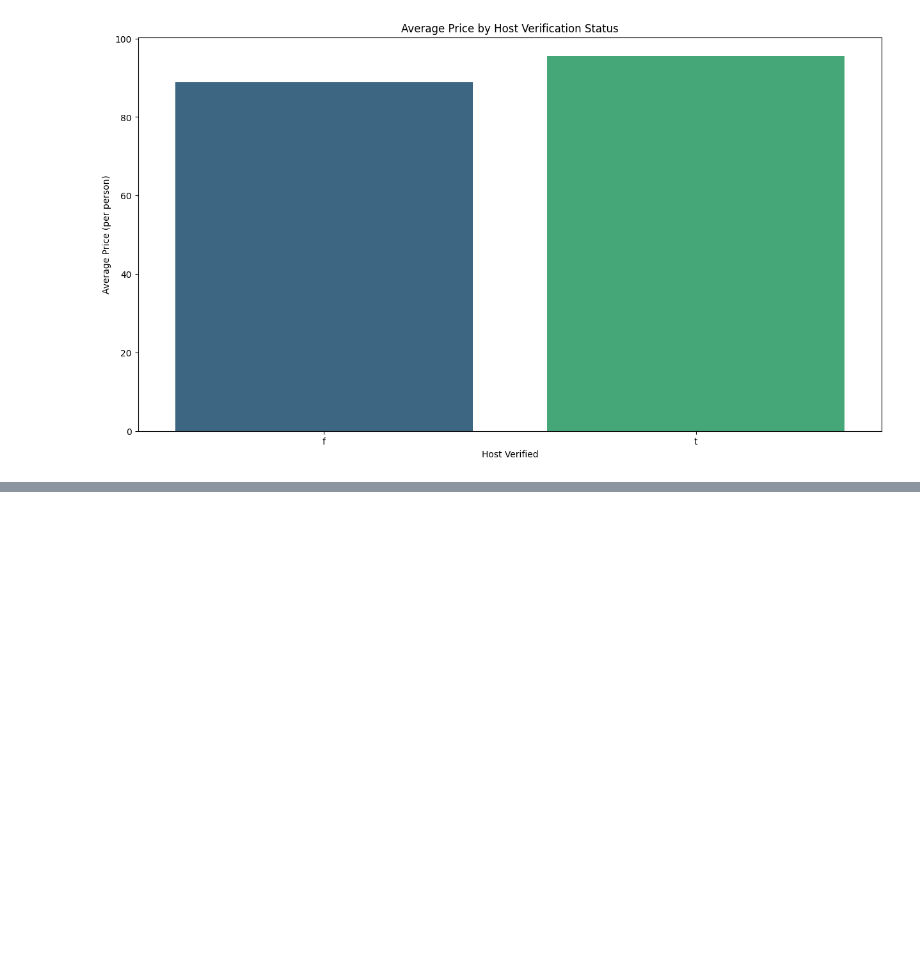
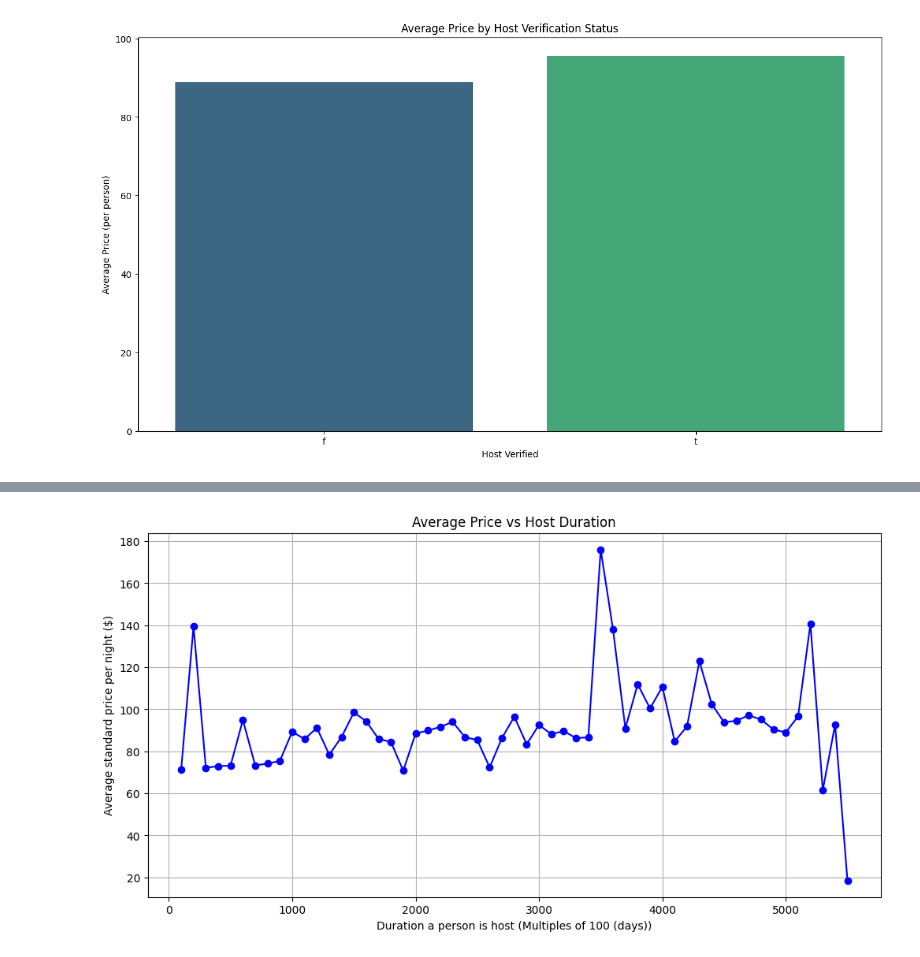
Before and after one commit to karenstevani/data_project, a Jupyter notebook: finaldataproject.ipynb, the cells around one changed output, grey strips where cells are left out. Saved outputs shown, nothing was run; the diff lists cells and outputs as text; code cells hidden in the pictures; blank space fills up the shorter version.

Commit message:
inputted duration vs price

```diff
--- a/finaldataproject.ipynb
+++ b/finaldataproject.ipynb
@@ -342,0 +345,8 @@ Passing `palette` without assigning `hue` is deprecated and will be removed in v
+# %%
+def nearest_multiple_of_100(x):
+    return (x // 100) * 100
+
+listing_data['duration_multiple_of_100'] = listing_data['days_since_start'].apply(nearest_multiple_of_100)
+average_price_by_duration = listing_data.groupby('duration_multiple_of_100')['standard_price'].mean().reset_index()
+average_price_by_duration.columns = ['Duration (Days Multiple of 100)', 'Average Price']
+print(average_price_by_duration)
@@ -342,0 +371,18 @@ Passing `palette` without assigning `hue` is deprecated and will be removed in v
+# %%
+plt.figure(figsize=(12, 6))
+
+plt.plot(
+    average_price_by_duration['Duration (Days Multiple of 100)'],
+    average_price_by_duration['Average Price'],
+    marker='o',
+    linestyle='-',
+    color='b'
+)
+
+plt.xlabel('Duration a person is host (Multiples of 100 (days))')
+plt.ylabel('Average standard price per night ($)')
+plt.title('Average Price vs Host Duration')
+plt.grid(True)
+plt.show()
+# %% [output]
+[figure, added]
```
Also changed, not shown: parts of 3 cells of this notebook.
